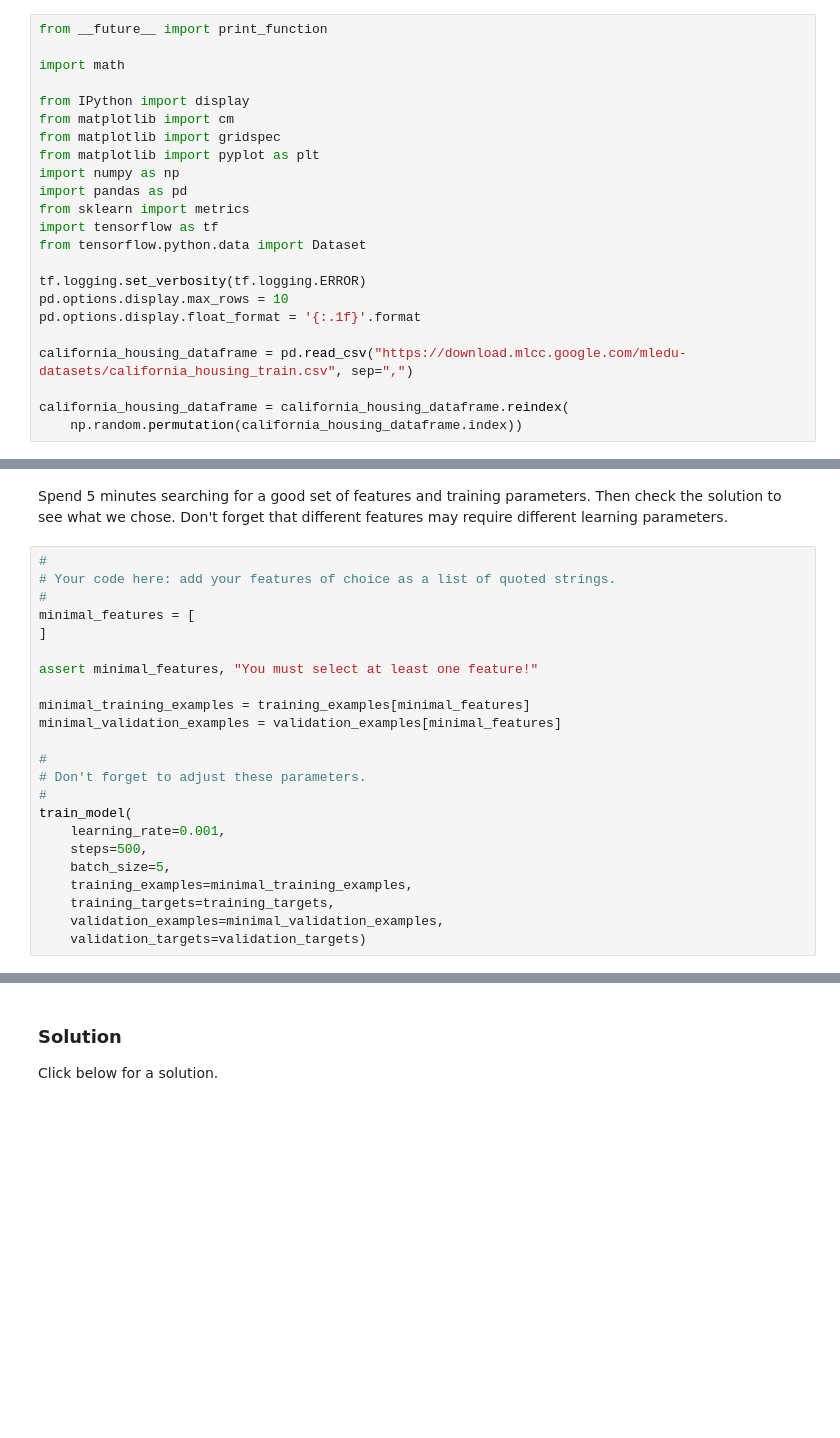
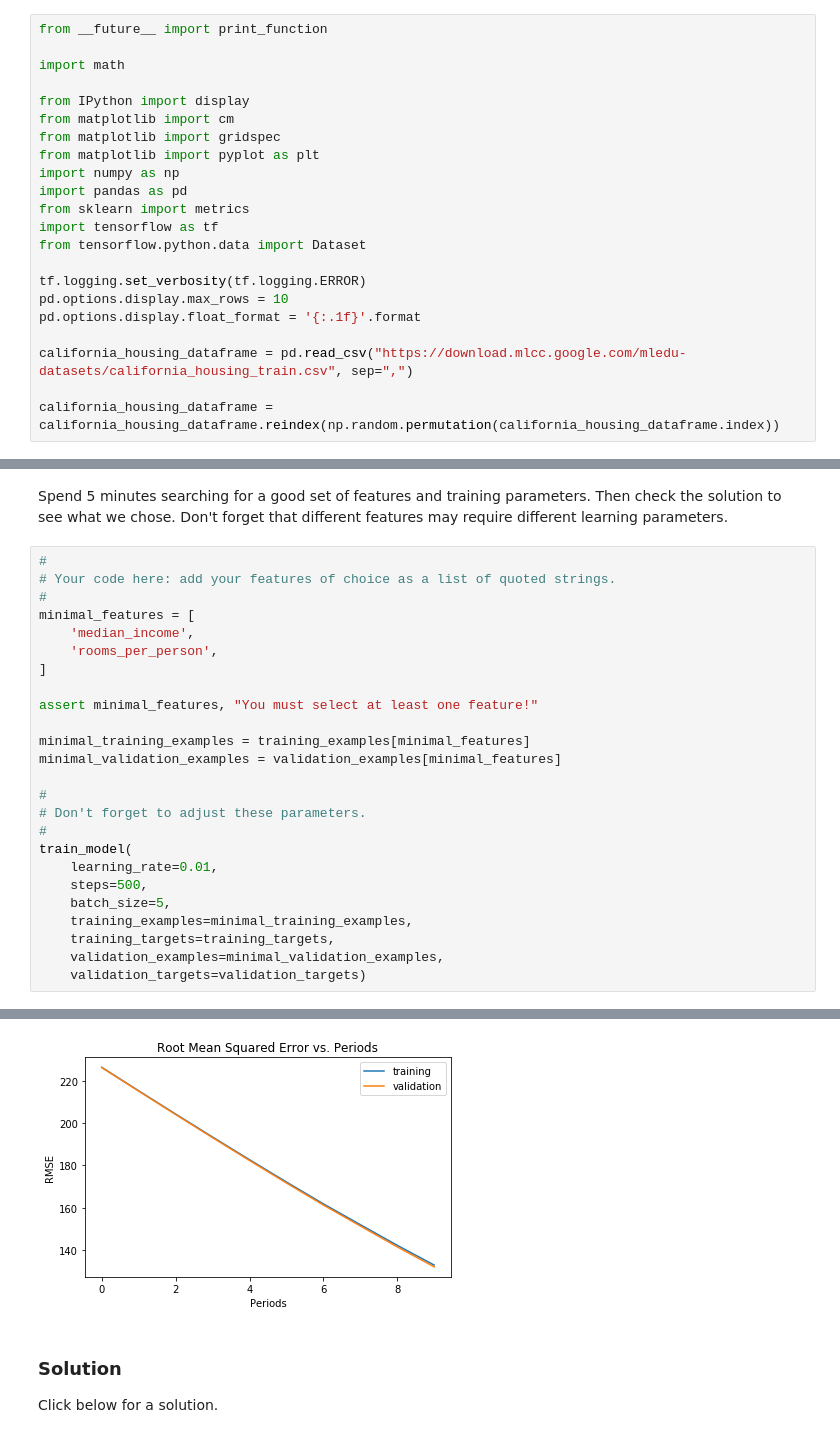
Before and after one commit to FeniXVRN/google-ml-crach-course, a Jupyter notebook: feature_sets.ipynb, the cells around one changed output, grey strips where cells are left out. Saved outputs shown, nothing was run; the diff lists cells and outputs as text; blank space fills up the shorter version.

```diff
--- a/feature_sets.ipynb
+++ b/feature_sets.ipynb
@@ -45,8 +45,7 @@ pd.options.display.float_format = '{:.1f}'.format
 
 california_housing_dataframe = pd.read_csv("https://download.mlcc.google.com/mledu-datasets/california_housing_train.csv", sep=",")
 
-california_housing_dataframe = california_housing_dataframe.reindex(
-    np.random.permutation(california_housing_dataframe.index))
+california_housing_dataframe = california_housing_dataframe.reindex(np.random.permutation(california_housing_dataframe.index))
 # %%
 def preprocess_features(california_housing_dataframe):
   """Prepares input features from California housing data set.
@@ -278,6 +330,8 @@ Spend 5 minutes searching for a good set of features and training parameters. Th
 # Your code here: add your features of choice as a list of quoted strings.
 #
 minimal_features = [
+    'median_income',
+    'rooms_per_person',
 ]
 
 assert minimal_features, "You must select at least one feature!"
@@ -289,10 +343,11 @@ minimal_validation_examples = validation_examples[minimal_features]
 # Don't forget to adjust these parameters.
 #
 train_model(
-    learning_rate=0.001,
+    learning_rate=0.01,
     steps=500,
     batch_size=5,
     training_examples=minimal_training_examples,
     training_targets=training_targets,
     validation_examples=minimal_validation_examples,
     validation_targets=validation_targets)
+# %% [output]
@@ -299,3 +368,4 @@ train_model(
+[figure, added]
 # %% [markdown]
 ### Solution
 
```
Also changed, not shown: parts of 11 cells of this notebook.
